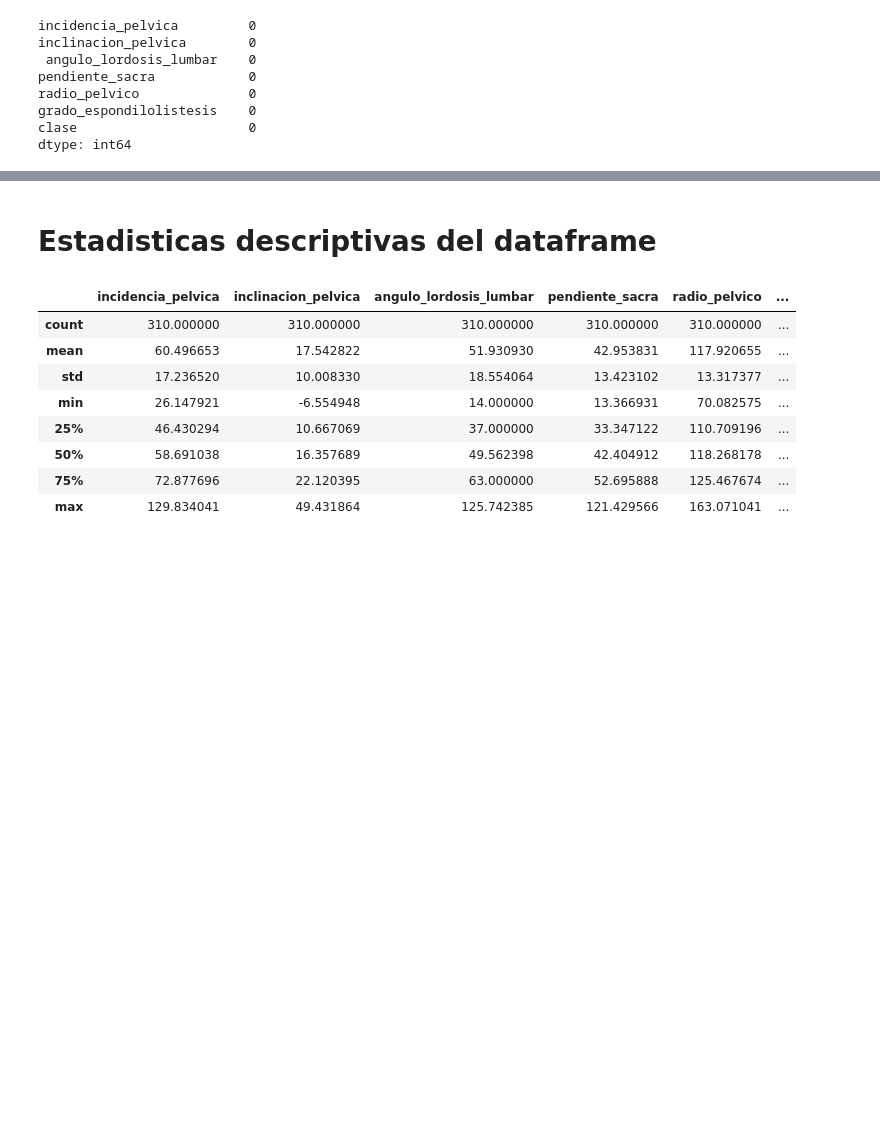
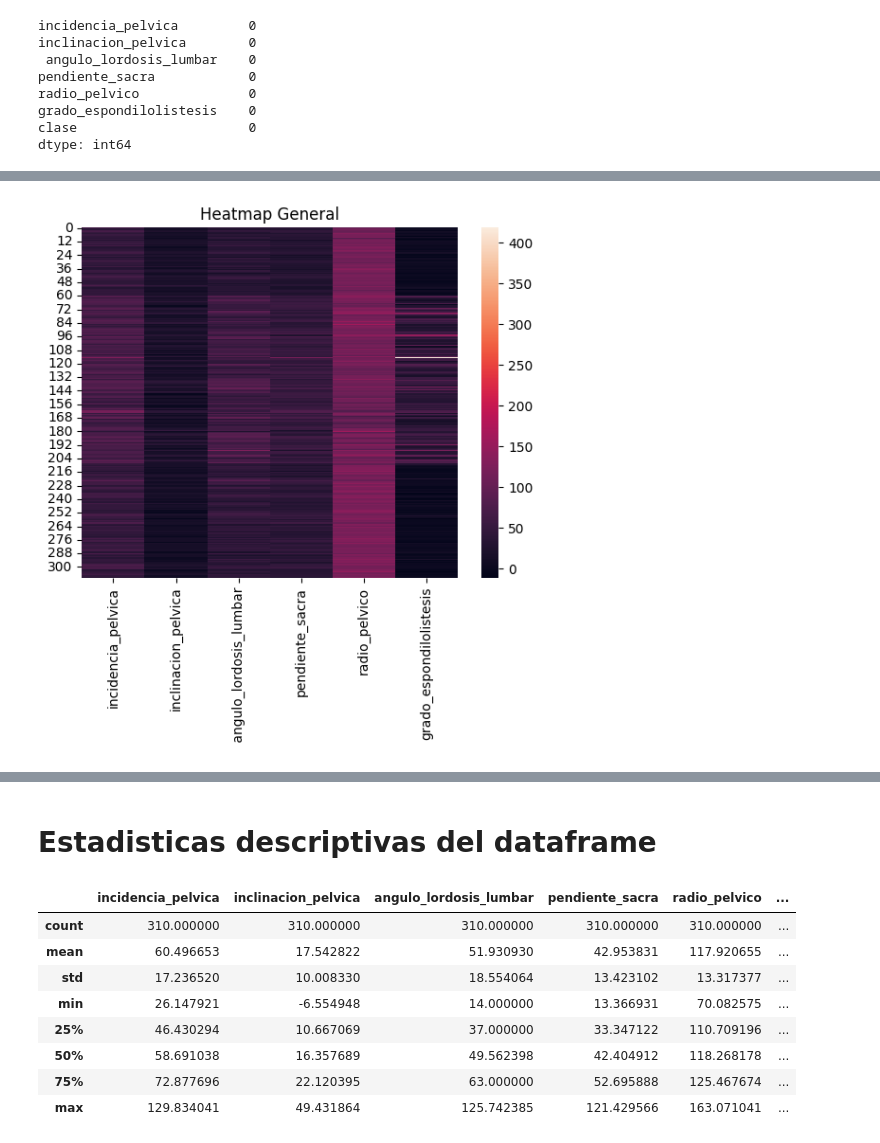
Before and after one commit to notGabo/ET_MachineLearning, a Jupyter notebook: et_ml.ipynb, the cells around one changed output, grey strips where cells are left out. Cells and saved outputs as stored; diff of their text form; code cells hidden in the pictures; blank space fills up the shorter version.

Commit message:
avances heatmaps

```diff
--- a/et_ml.ipynb
+++ b/et_ml.ipynb
@@ -82,0 +92,6 @@ Name: count, dtype: int64
+# %%
+plt.title('Heatmap General')
+sns.heatmap(df.drop('clase', axis=1))
+plt.show()
+# %% [output]
+[figure, added]
```
Also changed, not shown: parts of 21 cells of this notebook.
